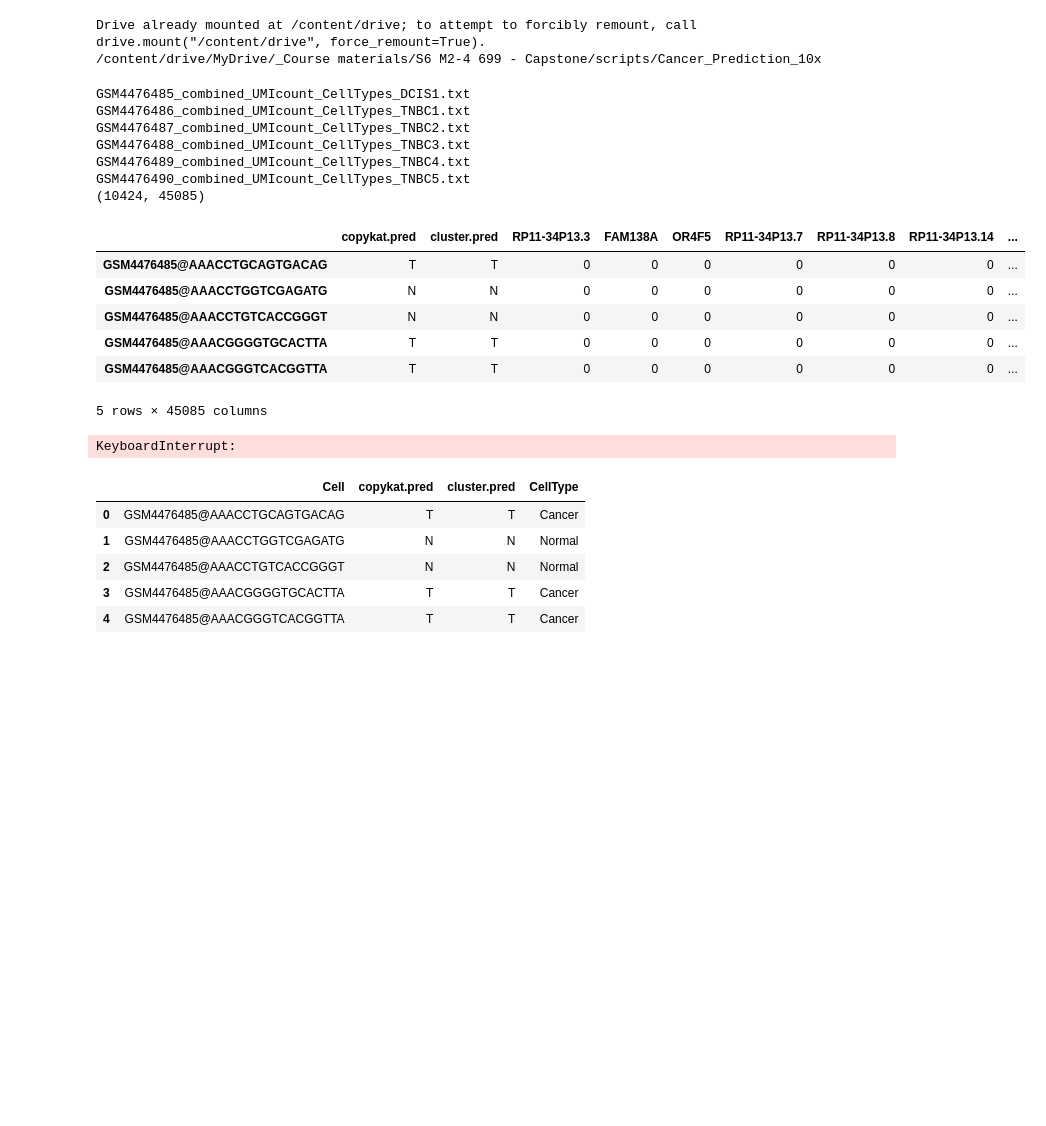
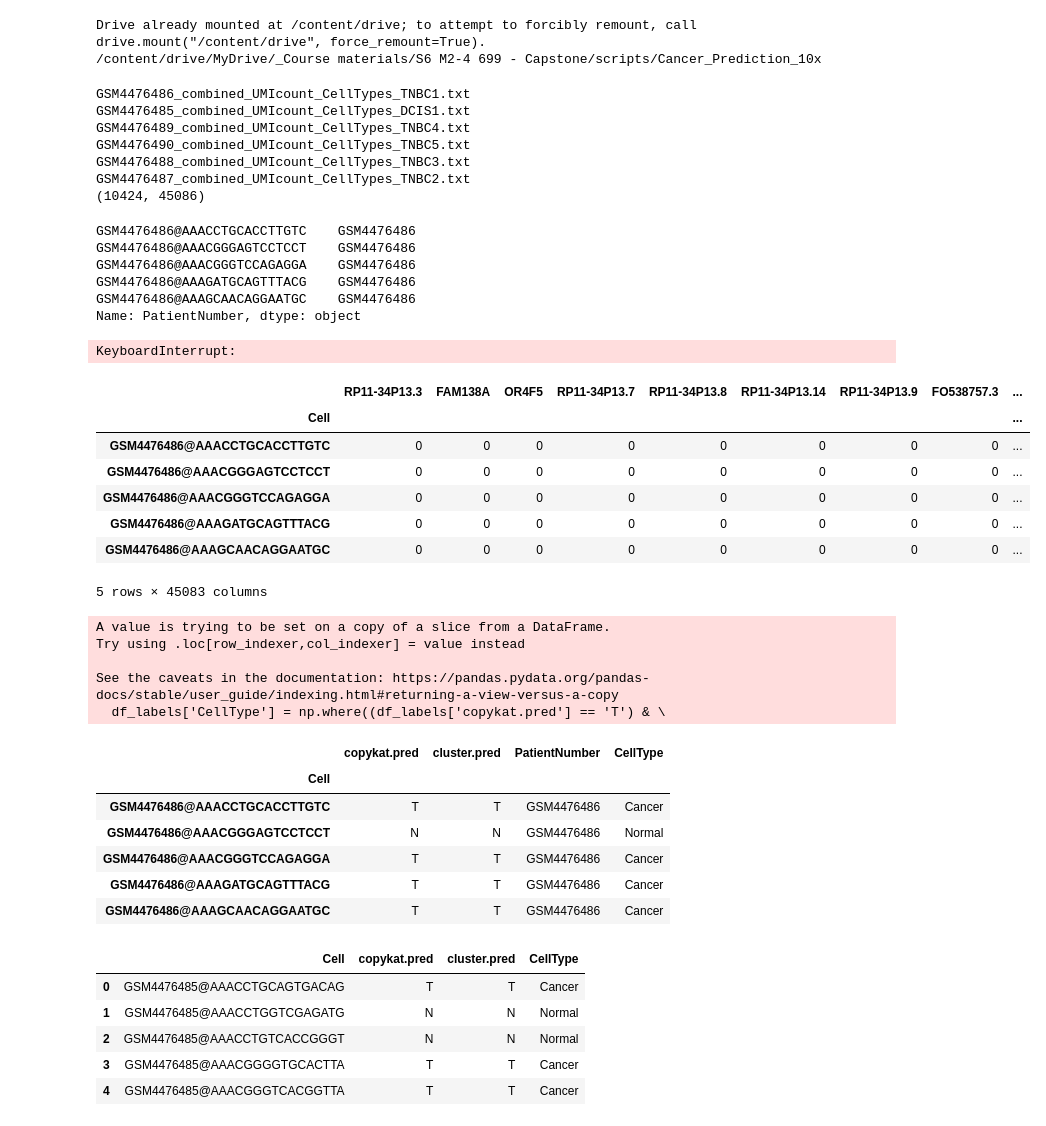
Before and after one commit to b-richins92/Cancer_Prediction_10x, a Jupyter notebook: GL_create_datasets.ipynb, the cells around one changed output. Cells and saved outputs as stored; diff of their text form; code cells hidden in the pictures; blank space fills up the shorter version.

Commit message:
Updated counts to remove labels and labels to include PatientNumber

```diff
--- a/GL_create_datasets.ipynb
+++ b/GL_create_datasets.ipynb
@@ -37,8 +55,8 @@ import scanpy as sc
 # Test dataset - Gao 2021, GSE148673_RAW
 
 # For each .txt.gz file in directory, read in the count matrix and corresponding label
-#dir_list = Path('../GSE148673_RAW').glob('**/*.txt.gz')
-dir_list = Path(data_path + 'GSE148673_RAW').glob('**/*.txt.gz')
+dir_list = Path('../GSE148673_RAW').glob('**/*.txt.gz')
+#dir_list = Path(data_path + 'GSE148673_RAW').glob('**/*.txt.gz')
 obj_dict = {}
 
 for i, curr_file_path in enumerate(dir_list):
@@ -47,6 +65,8 @@ for i, curr_file_path in enumerate(dir_list):
   print(curr_filename)
   curr_df = sc.read_text(curr_file_path, dtype = 'str').to_df().transpose()
   curr_df = curr_df.add_prefix(f'{base_name}@', axis=0)
+  # Add column for patient number
+  curr_df['PatientNumber'] = base_name
   obj_dict[i] = curr_df
 #  display(obj_dict[i].head())
 #  print()
@@ -54,21 +74,20 @@ for i, curr_file_path in enumerate(dir_list):
 # Concatenate counts and labels from all AnnData objects
 combined_df_10k = pd.concat(obj_dict.values(), ignore_index=False)
 print(combined_df_10k.shape)
-display(combined_df_10k.head())
+display(combined_df_10k['PatientNumber'].head())
 # %% [output]
+GSM4476486_combined_UMIcount_CellTypes_TNBC1.txt
 GSM4476485_combined_UMIcount_CellTypes_DCIS1.txt
-GSM4476486_combined_UMIcount_CellTypes_TNBC1.txt
-GSM4476487_combined_UMIcount_CellTypes_TNBC2.txt
-GSM4476488_combined_UMIcount_CellTypes_TNBC3.txt
 GSM4476489_combined_UMIcount_CellTypes_TNBC4.txt
 GSM4476490_combined_UMIcount_CellTypes_TNBC5.txt
-(10424, 45085)
+GSM4476488_combined_UMIcount_CellTypes_TNBC3.txt
+GSM4476487_combined_UMIcount_CellTypes_TNBC2.txt
+(10424, 45086)
-|  | copykat.pred | cluster.pred | RP11-34P13.3 | FAM138A | OR4F5 | RP11-34P13.7 | RP11-34P13.8 | RP11-34P13.14 | ... |
-| GSM4476485@AAACCTGCAGTGACAG | T | T | 0 | 0 | 0 | 0 | 0 | 0 | ... |
-| GSM4476485@AAACCTGGTCGAGATG | N | N | 0 | 0 | 0 | 0 | 0 | 0 | ... |
-| GSM4476485@AAACCTGTCACCGGGT | N | N | 0 | 0 | 0 | 0 | 0 | 0 | ... |
-| GSM4476485@AAACGGGGTGCACTTA | T | T | 0 | 0 | 0 | 0 | 0 | 0 | ... |
-| GSM4476485@AAACGGGTCACGGTTA | T | T | 0 | 0 | 0 | 0 | 0 | 0 | ... |
-5 rows × 45085 columns
+GSM4476486@AAACCTGCACCTTGTC    GSM4476486
+GSM4476486@AAACGGGAGTCCTCCT    GSM4476486
+GSM4476486@AAACGGGTCCAGAGGA    GSM4476486
+GSM4476486@AAAGATGCAGTTTACG    GSM4476486
+GSM4476486@AAAGCAACAGGAATGC    GSM4476486
+Name: PatientNumber, dtype: object
 # %%
 #combined_df_10k.to_hdf('../outputs/GSE148673_test.h5', key = 'combined_df_10k', mode = 'w')
@@ -77,5 +94,5 @@ combined_df_10k.to_csv('../outputs/GSE148673_test.csv.gz')
 # %%
-combined_df_10k = pd.read_csv(data_path + 'GSE148673_test.csv.gz', index_col = 0)
+combined_df_10k = pd.read_csv('../outputs/GSE148673_test.csv.gz', index_col = 0) #data_path + 'GSE148673_test.csv.gz'
 print(combined_df_10k.shape)
 display(combined_df_10k.head())
 # %% [output]
@@ -83,19 +102,44 @@ KeyboardInterrupt:
 # %%
 # Separate labels and counts into separate dataframes
-labels = ['copykat.pred', 'cluster.pred']
+labels = ['copykat.pred', 'cluster.pred', 'PatientNumber']
 df_labels = combined_df_10k[labels]
 df_counts = combined_df_10k.drop(labels, axis = 1)
 display(df_counts.head())
-df_counts.to_csv(data_path + 'GSE148673_test_v2.csv.gz')
+#df_counts.to_csv(data_path + 'GSE148673_test_v2.csv.gz')
+#df_counts.to_csv('../outputs/GSE148673_test_v2.csv.gz')
 
 # Create new label column - orig_cancer_labels. Tumor if copykat and cluster agree, Normal otherwise
 df_labels.index.name = 'Cell'
 df_labels['CellType'] = np.where((df_labels['copykat.pred'] == 'T') & \
                                           (df_labels['cluster.pred'] == 'T'),
                                           'Cancer', 'Normal')
 display(df_labels.head())
-#df_labels.to_csv('../GSE148673_labels.csv')
+
+# Need to add PatientNumber to label
+
+df_labels.to_csv('../GSE148673_labels.csv')
 #df_labels.to_csv(data_path + 'GSE148673_labels.csv') #, index = False
+# %% [output]
+|  | RP11-34P13.3 | FAM138A | OR4F5 | RP11-34P13.7 | RP11-34P13.8 | RP11-34P13.14 | RP11-34P13.9 | FO538757.3 | ... |
+| Cell |  |  |  |  |  |  |  |  | ... |
+| GSM4476486@AAACCTGCACCTTGTC | 0 | 0 | 0 | 0 | 0 | 0 | 0 | 0 | ... |
+| GSM4476486@AAACGGGAGTCCTCCT | 0 | 0 | 0 | 0 | 0 | 0 | 0 | 0 | ... |
+| GSM4476486@AAACGGGTCCAGAGGA | 0 | 0 | 0 | 0 | 0 | 0 | 0 | 0 | ... |
+| GSM4476486@AAAGATGCAGTTTACG | 0 | 0 | 0 | 0 | 0 | 0 | 0 | 0 | ... |
+| GSM4476486@AAAGCAACAGGAATGC | 0 | 0 | 0 | 0 | 0 | 0 | 0 | 0 | ... |
+5 rows × 45083 columns
+A value is trying to be set on a copy of a slice from a DataFrame.
+Try using .loc[row_indexer,col_indexer] = value instead
+
+See the caveats in the documentation: https://pandas.pydata.org/pandas-docs/stable/user_guide/indexing.html#returning-a-view-versus-a-copy
+  df_labels['CellType'] = np.where((df_labels['copykat.pred'] == 'T') & \
+|  | copykat.pred | cluster.pred | PatientNumber | CellType |
+| Cell |  |  |  |  |
+| GSM4476486@AAACCTGCACCTTGTC | T | T | GSM4476486 | Cancer |
+| GSM4476486@AAACGGGAGTCCTCCT | N | N | GSM4476486 | Normal |
+| GSM4476486@AAACGGGTCCAGAGGA | T | T | GSM4476486 | Cancer |
+| GSM4476486@AAAGATGCAGTTTACG | T | T | GSM4476486 | Cancer |
+| GSM4476486@AAAGCAACAGGAATGC | T | T | GSM4476486 | Cancer |
 # %%
 df_labels = pd.read_csv(data_path + 'GSE148673_labels.csv')
 display(df_labels.head())
```
Also changed, not shown: parts of 3 cells of this notebook.
